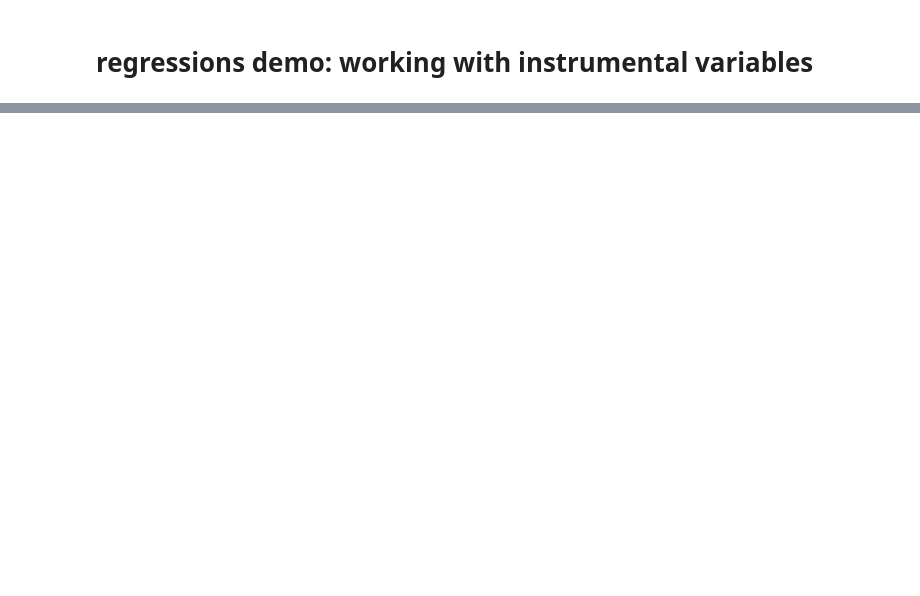
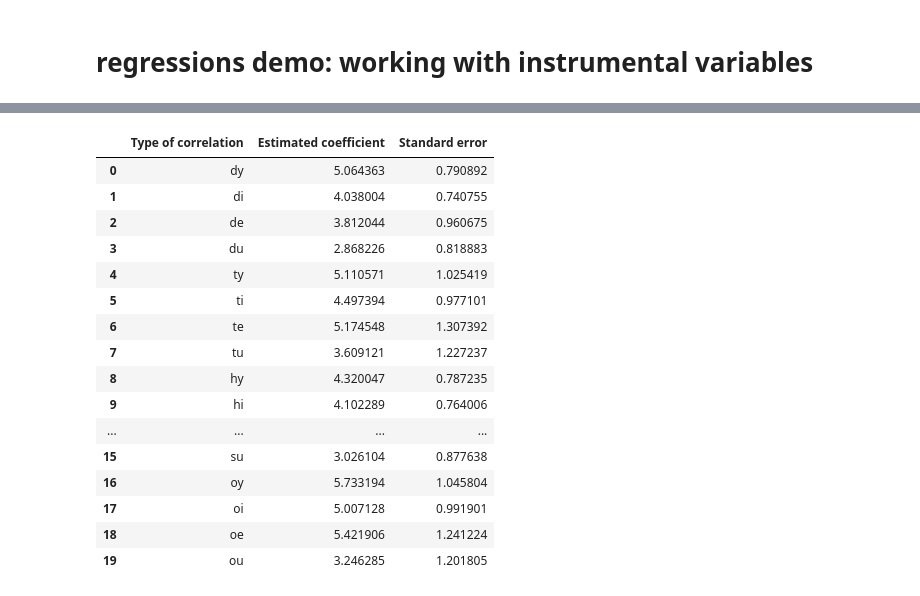
Before and after one commit to emilyfu1/correlationmodule, a Jupyter notebook: main.ipynb, the cells around one changed output, grey strips where cells are left out. Saved outputs shown, nothing was run; the diff lists cells and outputs as text; code cells hidden in the pictures; blank space fills up the shorter version.

```diff
--- a/main.ipynb
+++ b/main.ipynb
@@ -599,0 +579,15 @@ IV2SLS Regression Results
+# %%
+# run IV regressions
+
+# complete batch of correlations used in paper
+versions = ['dy', 'di', 'de', 'du', 'ty', 'ti', 'te', 'tu', 'hy', 'hi', 'he', 'hu', 'sy', 'si', 'se', 'su', 'oy', 'oi', 'oe', 'ou']
+
+# dataframe to hold results:
+iv_results = pd.DataFrame(columns=['Type of correlation','Estimated coefficient','Standard error'])
+
+for i, version in enumerate(versions):
+    result = reg.Regressions(instruments, dependent_var=[version], independent_vars=['wt']).run_regression(method='IV', instrument_vars=['distance', 'adjacent', 'ling'])
+    beta = result.params[1]
+    se = result.bse[1]
+
+    iv_results.loc[i] = [version, beta, se]
@@ -599,0 +608,21 @@ IV2SLS Regression Results
+# %%
+# table of coefficients
+iv_results
+# %% [output]
+|  | Type of correlation | Estimated coefficient | Standard error |
+| 0 | dy | 5.064363 | 0.790892 |
+| 1 | di | 4.038004 | 0.740755 |
+| 2 | de | 3.812044 | 0.960675 |
+| 3 | du | 2.868226 | 0.818883 |
+| 4 | ty | 5.110571 | 1.025419 |
+| 5 | ti | 4.497394 | 0.977101 |
+| 6 | te | 5.174548 | 1.307392 |
+| 7 | tu | 3.609121 | 1.227237 |
+| 8 | hy | 4.320047 | 0.787235 |
+| 9 | hi | 4.102289 | 0.764006 |
+| ... | ... | ... | ... |
+| 15 | su | 3.026104 | 0.877638 |
+| 16 | oy | 5.733194 | 1.045804 |
+| 17 | oi | 5.007128 | 0.991901 |
+| 18 | oe | 5.421906 | 1.241224 |
+| 19 | ou | 3.246285 | 1.201805 |
```
Also changed, not shown: parts of 13 cells of this notebook.
